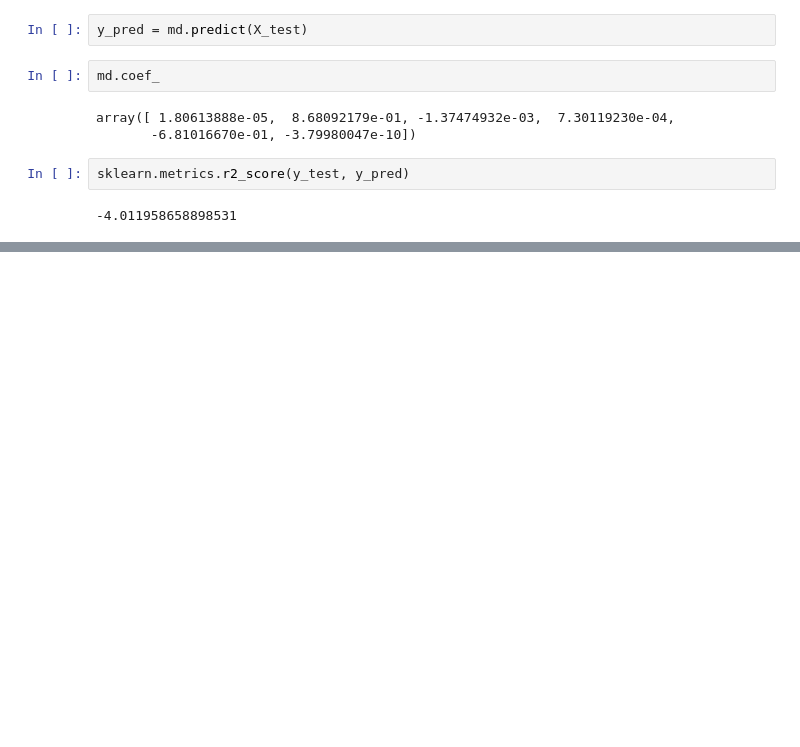
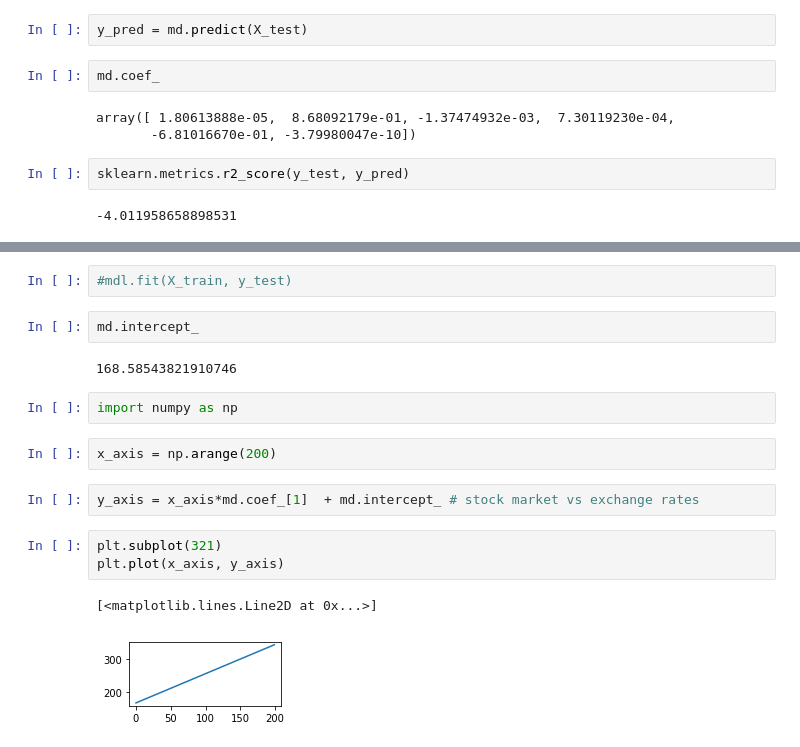
Before and after one commit to mrnobot/economic-indicators_SA, a Jupyter notebook: Economic_Indicators_SA.ipynb, the cells around one changed output, grey strips where cells are left out. Saved outputs shown, nothing was run; the diff lists cells and outputs as text; blank space fills up the shorter version.

```diff
--- a/Economic_Indicators_SA.ipynb
+++ b/Economic_Indicators_SA.ipynb
@@ -268,0 +274,18 @@ sklearn.metrics.r2_score(y_test, y_pred)
+# %%
+#mdl.fit(X_train, y_test)
+# %%
+md.intercept_
+# %% [output]
+168.58543821910746
+# %%
+import numpy as np
+# %%
+x_axis = np.arange(200)
+# %%
+y_axis = x_axis*md.coef_[1]  + md.intercept_ # stock market vs exchange rates
+# %%
+plt.subplot(321)
+plt.plot(x_axis, y_axis)
+# %% [output]
+[<matplotlib.lines.Line2D at 0x...>]
+[figure, added]
```
Also changed, not shown: parts of 18 cells of this notebook.
